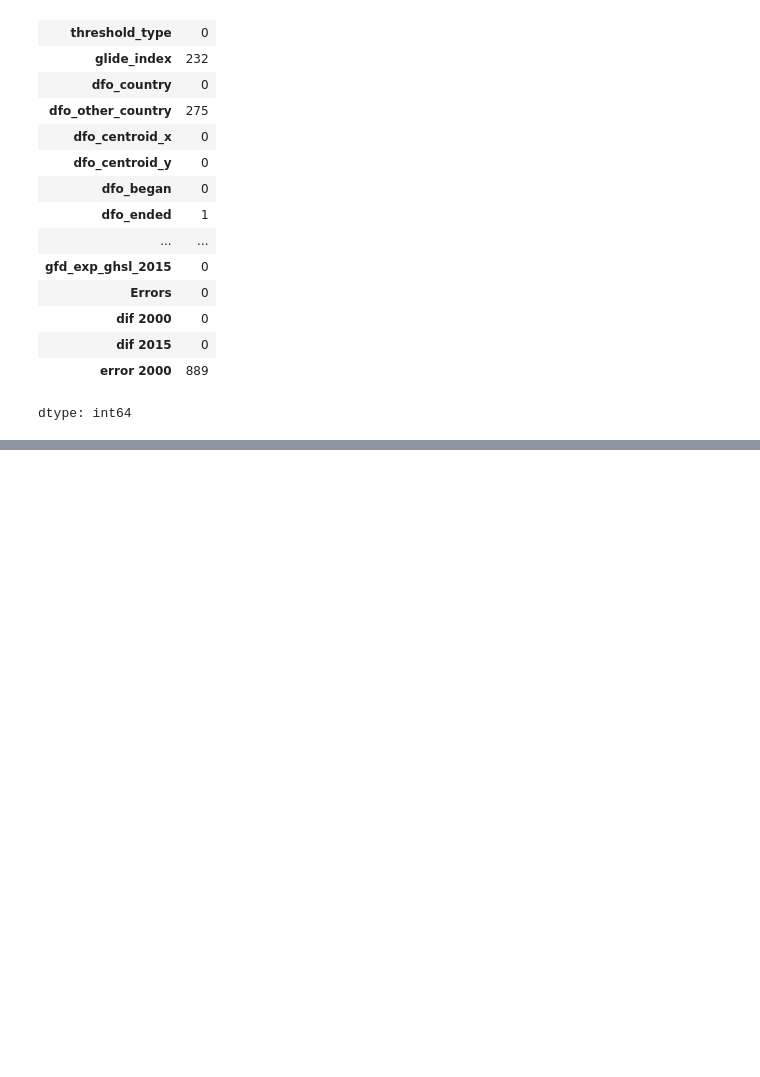
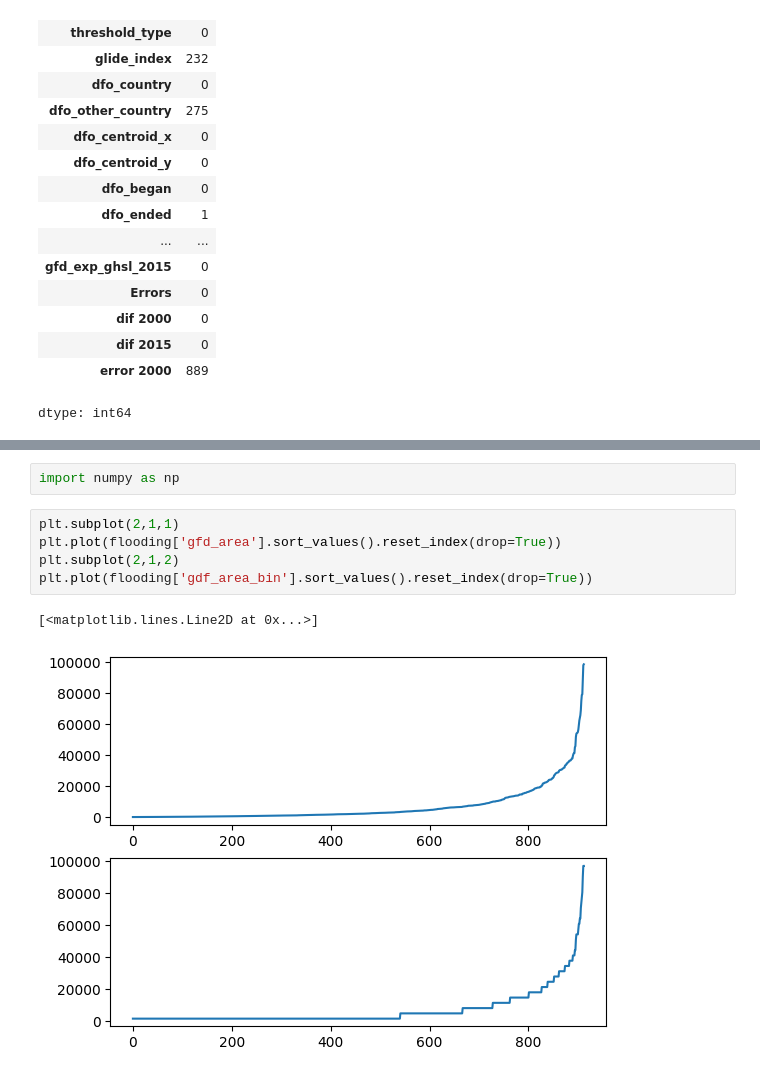
Before and after one commit to bamSirikorn/BSC_DPDM2025, a Jupyter notebook: Ch3_Data_Preprocession.ipynb, the cells around one changed output, grey strips where cells are left out. Saved outputs shown, nothing was run; the diff lists cells and outputs as text; blank space fills up the shorter version.

```diff
--- a/Ch3_Data_Preprocession.ipynb
+++ b/Ch3_Data_Preprocession.ipynb
@@ -229,0 +324,10 @@ dtype: int64
+# %%
+import numpy as np
+# %%
+plt.subplot(2,1,1)
+plt.plot(flooding['gfd_area'].sort_values().reset_index(drop=True))
+plt.subplot(2,1,2)
+plt.plot(flooding['gdf_area_bin'].sort_values().reset_index(drop=True))
+# %% [output]
+[<matplotlib.lines.Line2D at 0x...>]
+[figure, added]
```
Also changed, not shown: parts of 29 cells of this notebook.
